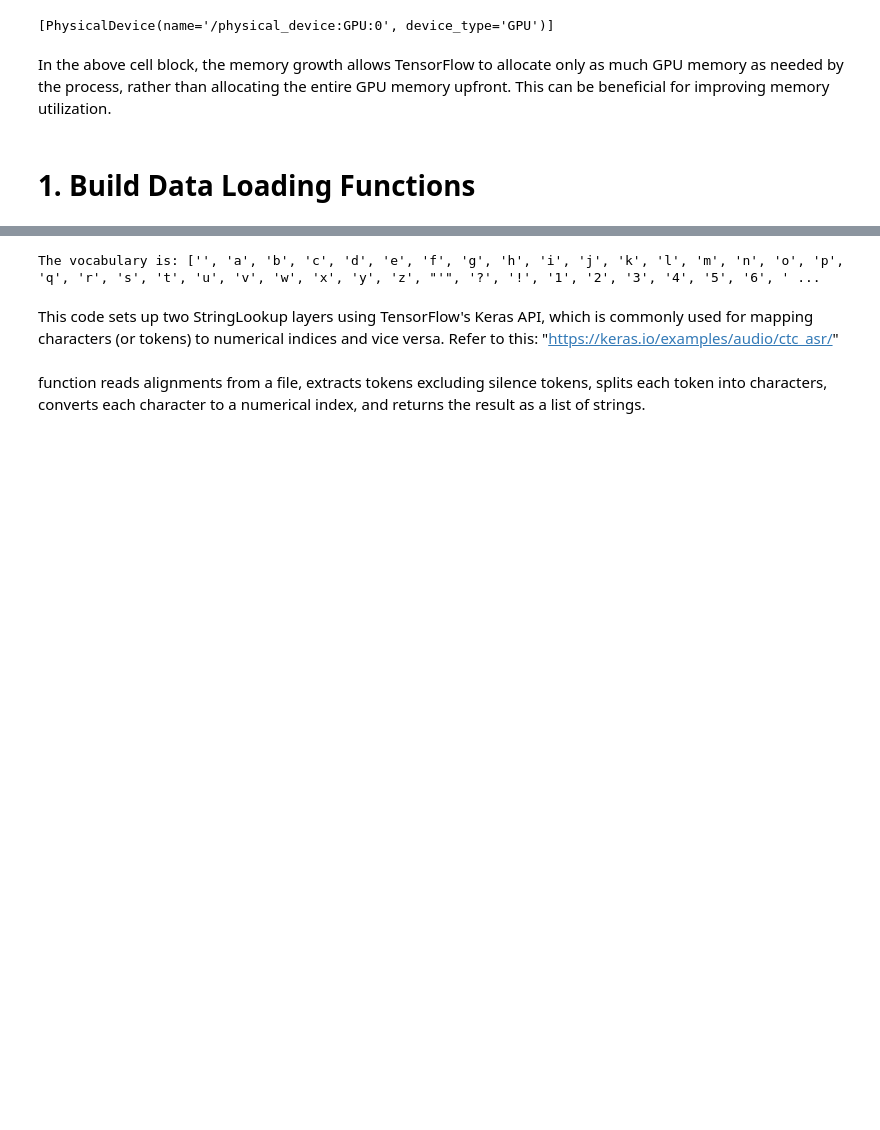
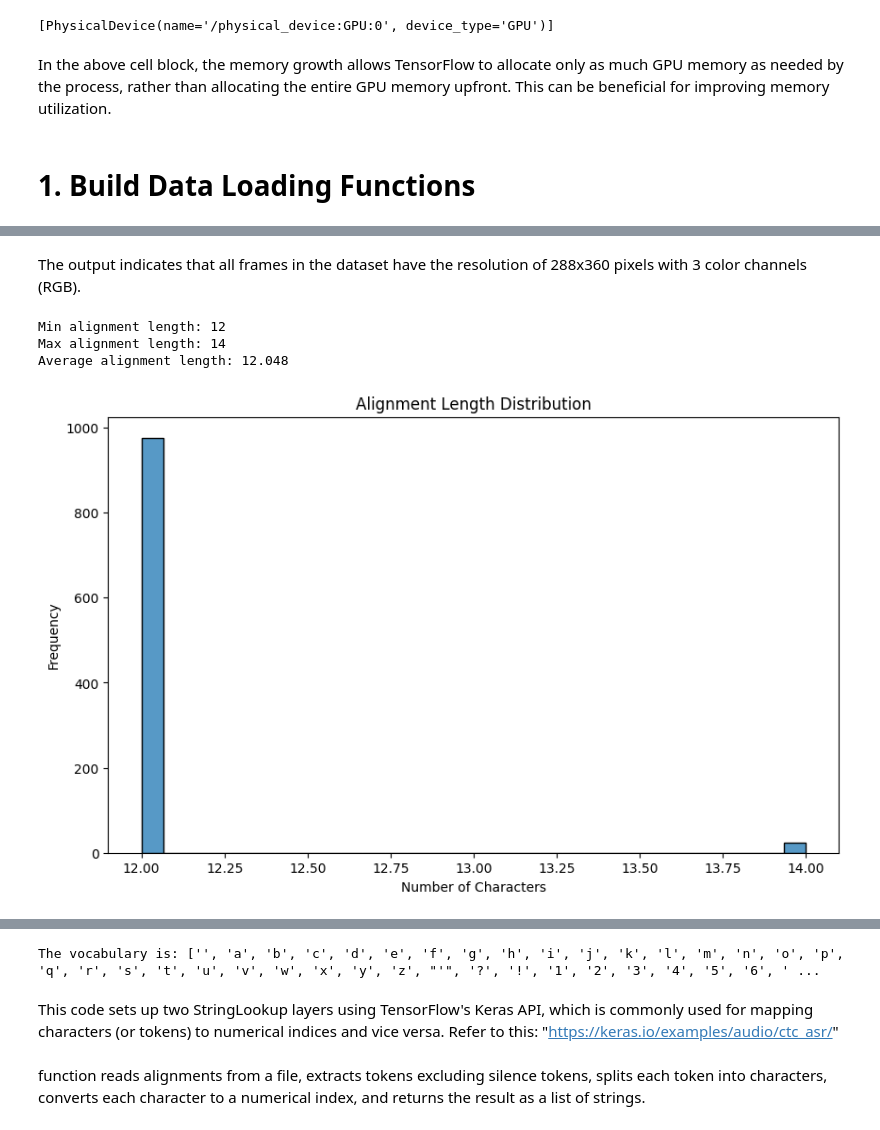
Before and after one commit to nandakishor-v/DataScience, a Jupyter notebook: lipsyn (1).ipynb, the cells around one changed output, grey strips where cells are left out. Saved outputs shown, nothing was run; the diff lists cells and outputs as text; code cells hidden in the pictures; blank space fills up the shorter version.

```diff
--- a/lipsyn (1).ipynb
+++ b/lipsyn (1).ipynb
@@ -35,0 +110,41 @@ gdown.extractall('data.zip')
+# %% [markdown]
+The output indicates that all frames in the dataset have the resolution of 288x360 pixels with 3 color channels (RGB).
+# %%
+# 3. Alignment Data Analysis
+vocab = [x for x in "abcdefghijklmnopqrstuvwxyz'?!123456789 "]
+char_to_num = tf.keras.layers.StringLookup(vocabulary=vocab, oov_token="")
+num_to_char = tf.keras.layers.StringLookup(vocabulary=char_to_num.get_vocabulary(), oov_token="", invert=True)
+
+alignment_lengths = []
+char_freq = Counter()
+
+def load_alignments(path: str) -> List[str]:
+    with open(path, 'r') as f:
+        lines = f.readlines()
+    tokens = []
+    for line in lines:
+        line = line.split()
+        if line[2] != 'sil':
+            tokens = [*tokens, ' ', line[2]]
+    return tokens
+
+for alignment_file in alignment_files:
+    alignments = load_alignments(os.path.join(alignment_dir, alignment_file))
+    alignment_lengths.append(len(alignments))
+    char_freq.update(alignments)
+
+print(f'Min alignment length: {np.min(alignment_lengths)}')
+print(f'Max alignment length: {np.max(alignment_lengths)}')
+print(f'Average alignment length: {np.mean(alignment_lengths)}')
+
+plt.figure(figsize=(10, 6))
+sns.histplot(alignment_lengths, bins=30)
+plt.title('Alignment Length Distribution')
+plt.xlabel('Number of Characters')
+plt.ylabel('Frequency')
+plt.show()
+# %% [output]
+Min alignment length: 12
+Max alignment length: 14
+Average alignment length: 12.048
+[figure, added]
```
Also changed, not shown: parts of 13 cells of this notebook.
